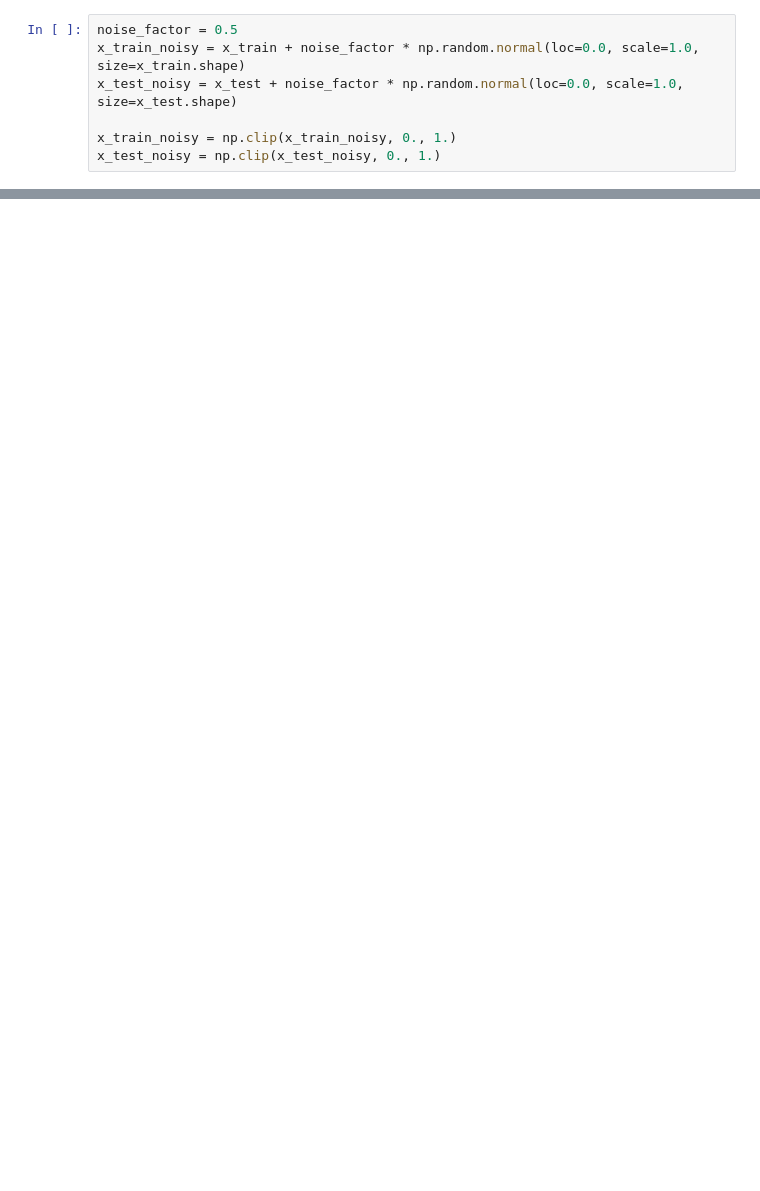
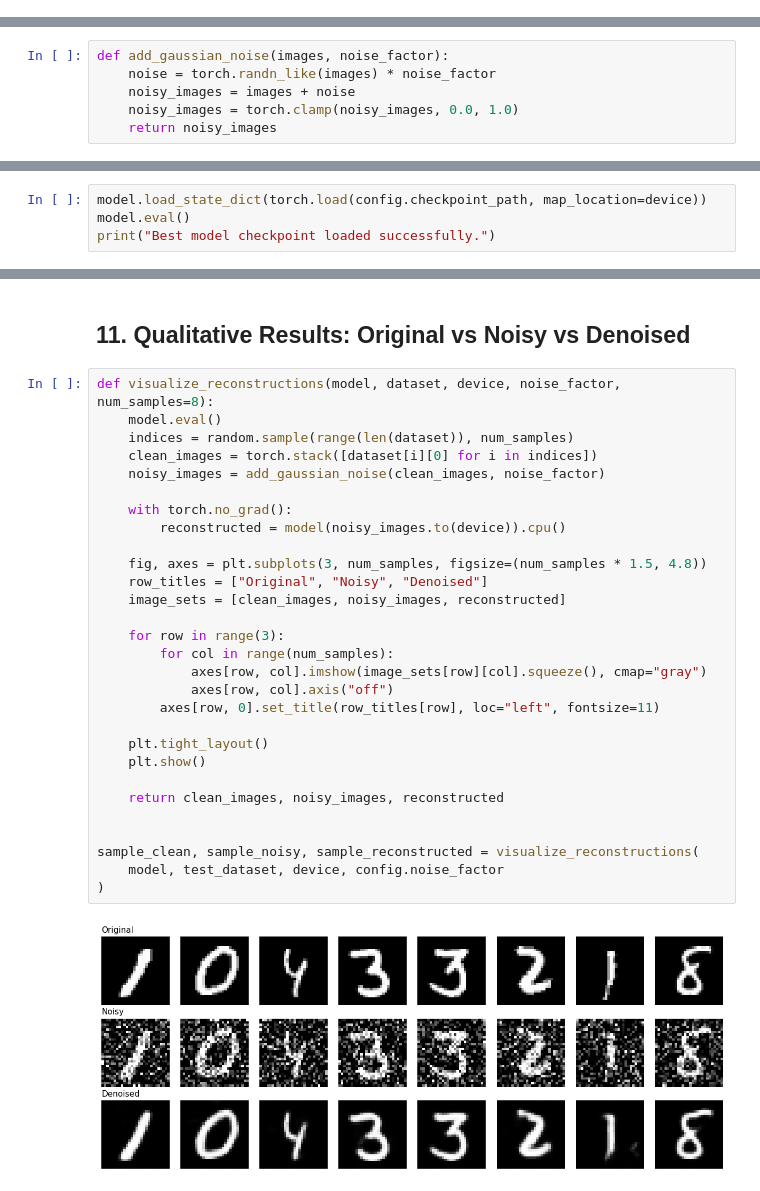
Before and after one commit to kundankumar09-v/weekly_assignments_CEI, a Jupyter notebook: week6_kundan_kumar_vennaboina.ipynb, the cells around one changed output, grey strips where cells are left out. Drawn from its saved outputs; the diff is of its cells as text; blank space fills up the shorter version.

```diff
--- a/week6_kundan_kumar_vennaboina.ipynb
+++ b/week6_kundan_kumar_vennaboina.ipynb
@@ -263,7 +2,0 @@ Shape of x_test: (10000, 28, 28, 1)
-# %%
-noise_factor = 0.5
-x_train_noisy = x_train + noise_factor * np.random.normal(loc=0.0, scale=1.0, size=x_train.shape)
-x_test_noisy = x_test + noise_factor * np.random.normal(loc=0.0, scale=1.0, size=x_test.shape)
-
-x_train_noisy = np.clip(x_train_noisy, 0., 1.)
-x_test_noisy = np.clip(x_test_noisy, 0., 1.)
@@ -421,0 +118,6 @@ Structural Similarity Index (SSIM): 0.8661
+# %%
+def add_gaussian_noise(images, noise_factor):
+    noise = torch.randn_like(images) * noise_factor
+    noisy_images = images + noise
+    noisy_images = torch.clamp(noisy_images, 0.0, 1.0)
+    return noisy_images
@@ -421,0 +417,4 @@ Structural Similarity Index (SSIM): 0.8661
+# %%
+model.load_state_dict(torch.load(config.checkpoint_path, map_location=device))
+model.eval()
+print("Best model checkpoint loaded successfully.")
@@ -421,0 +486,33 @@ Structural Similarity Index (SSIM): 0.8661
+# %% [markdown]
+## 11. Qualitative Results: Original vs Noisy vs Denoised
+# %%
+def visualize_reconstructions(model, dataset, device, noise_factor, num_samples=8):
+    model.eval()
+    indices = random.sample(range(len(dataset)), num_samples)
+    clean_images = torch.stack([dataset[i][0] for i in indices])
+    noisy_images = add_gaussian_noise(clean_images, noise_factor)
+
+    with torch.no_grad():
+        reconstructed = model(noisy_images.to(device)).cpu()
+
+    fig, axes = plt.subplots(3, num_samples, figsize=(num_samples * 1.5, 4.8))
+    row_titles = ["Original", "Noisy", "Denoised"]
+    image_sets = [clean_images, noisy_images, reconstructed]
+
+    for row in range(3):
+        for col in range(num_samples):
+            axes[row, col].imshow(image_sets[row][col].squeeze(), cmap="gray")
+            axes[row, col].axis("off")
+        axes[row, 0].set_title(row_titles[row], loc="left", fontsize=11)
+
+    plt.tight_layout()
+    plt.show()
+
+    return clean_images, noisy_images, reconstructed
+
+
+sample_clean, sample_noisy, sample_reconstructed = visualize_reconstructions(
+    model, test_dataset, device, config.noise_factor
+)
+# %% [output]
+[figure, added]
```
Also changed, not shown: parts of 73 cells of this notebook.
